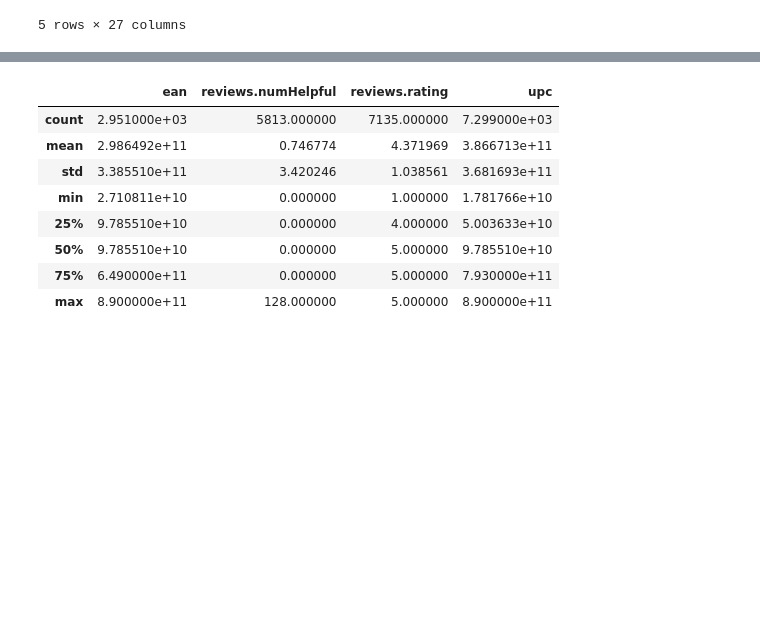
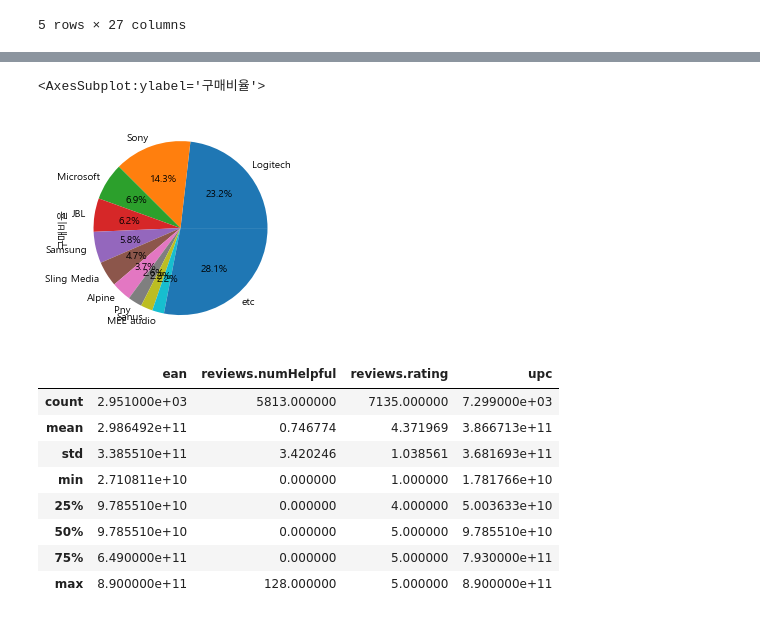
Before and after one commit to jinhuioh/Hi_ai, a Jupyter notebook: data03/amazon-visualization.ipynb, the cells around one changed output, grey strips where cells are left out. Saved outputs shown, nothing was run; the diff lists cells and outputs as text; code cells hidden in the pictures; blank space fills up the shorter version.

```diff
--- a/data03/amazon-visualization.ipynb
+++ b/data03/amazon-visualization.ipynb
@@ -282,8 +260,11 @@ SyntaxError: invalid syntax (Temp/ipykernel_11476/761271924.py, line 3)
 #1.아마존 상품의 10개브랜드 추출해서 선호도 분석 (마이크로소프트,뭐,뭐, etc)원형그래프로.
 #teen['스트레스전체'].plot.pie(explode=[0,0.02], ax = ax[0], autopct='%1.1f%%')
 # len(az3.loc[:,"brand"])
-ratio = [1692,1047,507,454,426,342,270,191,162,160,2048]
-labels = ['Logitech','Sony','Microsoft','JBL','Samsung','Sling Media','Alpine','Pny','Sanus','MEE audio','etc']
-plt.pie(ratio, labels = labels, autopct = '%.1f%%')
-plt.show()
+#제품종류 = ['Electronics,Accessories & Supplies','Electronics,Computers','Portable Bluetooth Speakers,Audio Docks',
+#         'Mobile,Headphones','TV & Video,Media Streaming Players','etc']
+# 구매수 = [1604,507,477,357,342,4012]
+구매수 = [1692,1047,507,454,426,342,270,191,162,160,2048]
+브랜드 = ['Logitech','Sony','Microsoft','JBL','Samsung','Sling Media','Alpine','Pny','Sanus','MEE audio','etc']
+bf = pd.DataFrame({'브랜드':브랜드, '구매비율':구매수})
+bf
 # %% [output]
@@ -290,0 +283,3 @@ plt.show()
+# %%
+bf.set_index('브랜드', inplace=True)
+bf
@@ -291,3 +300,8 @@ plt.show()
+# %%
+bf['구매비율'].plot.pie( autopct = '%1.1f%%')
+# %% [output]
+<AxesSubplot:ylabel='구매비율'>
+[figure, added]
 # %%
 az2.describe()
 # %% [output]
```
Also changed, not shown: parts of 15 cells of this notebook.
